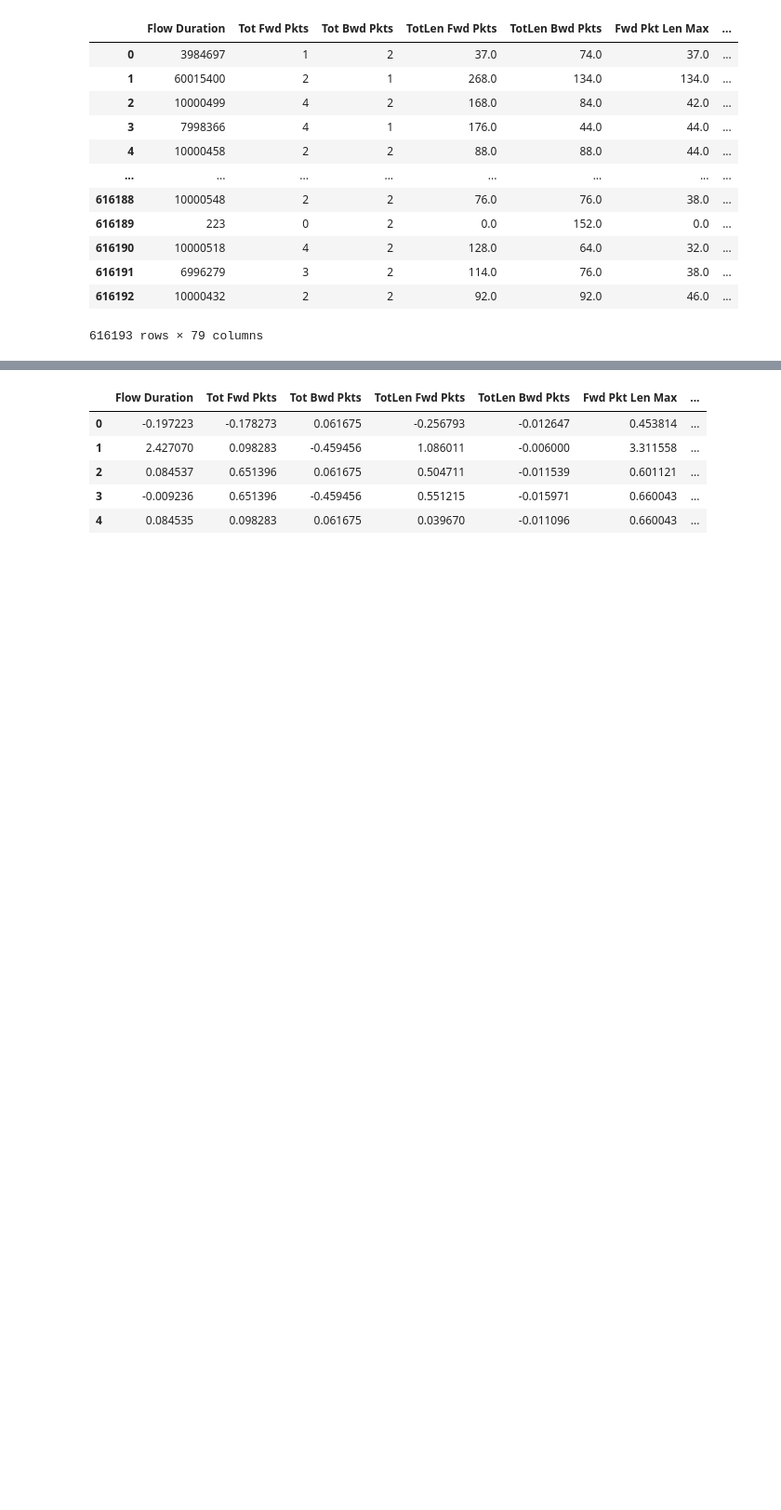
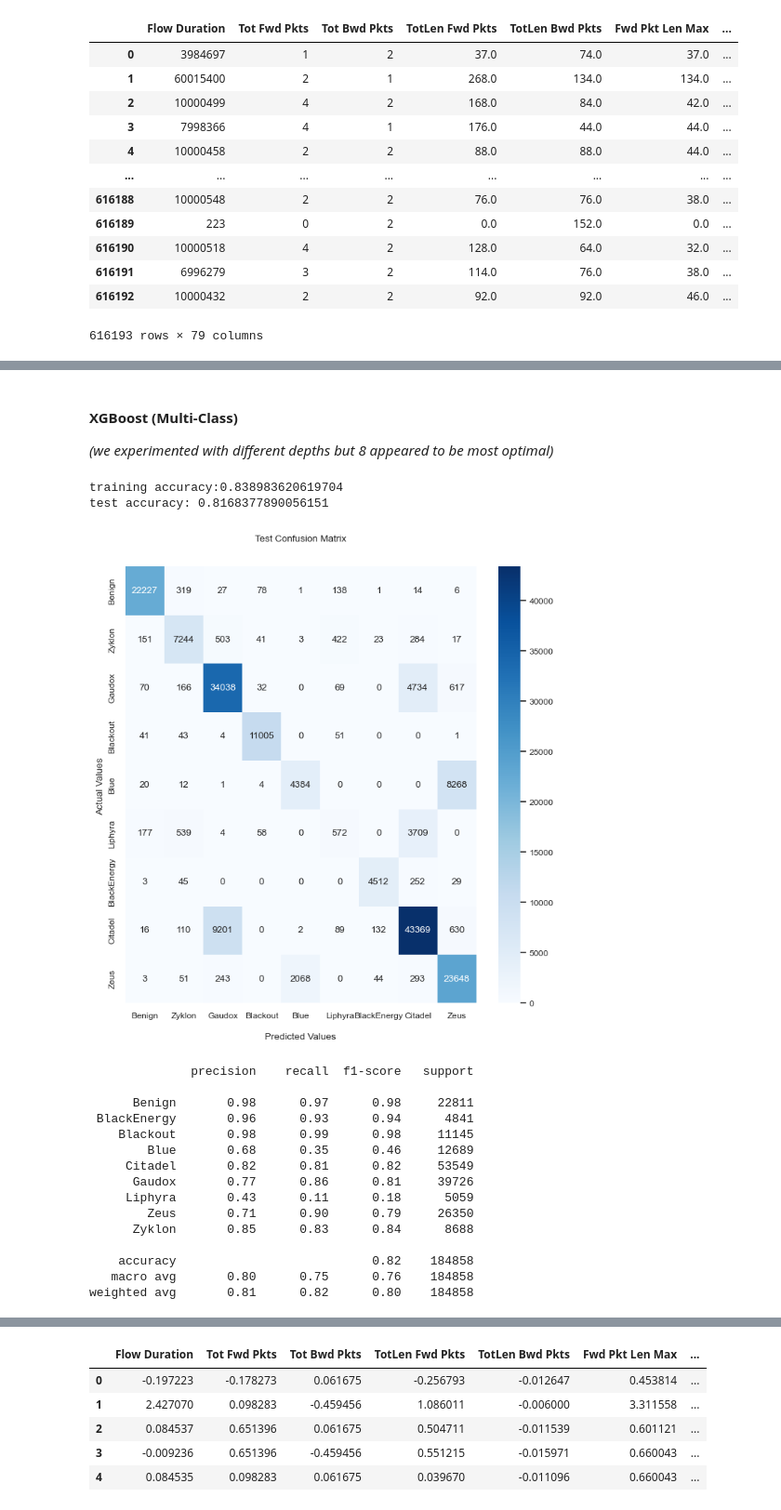
Before and after one commit to Rodhaaret/T-710-MLCS-Final-project, a Jupyter notebook: botnets_ml.ipynb, the cells around one changed output, grey strips where cells are left out. Shown at 93% size. Saved outputs shown, nothing was run; the diff lists cells and outputs as text; code cells hidden in the pictures; blank space fills up the shorter version.

```diff
--- a/botnets_ml.ipynb
+++ b/botnets_ml.ipynb
@@ -746,0 +875,58 @@ Test Accuracy = 0.6987038699975116
+# %% [markdown]
+#### XGBoost (Multi-Class)
+
+*(we experimented with different depths but 8 appeared to be most optimal)*
+# %%
+X_train, X_test, y_train, y_test = train_test_split(df_X_mc, df_y_mc, test_size=0.3, random_state=42)
+# %%
+clf = xgb.XGBClassifier(objective='multi:softmax', num_class=9, eval_metric='mlogloss',max_depth=8)
+
+encoder = LabelEncoder()
+
+# Data as Numpy
+X_train = X_train.astype('float32').to_numpy()
+X_test = X_test.astype('float32').to_numpy()
+
+# Training the model
+clf.fit(X_train, encoder.fit_transform(y_train))
+
+# Evaluating the model
+print(f"training accuracy:{clf.score(X_train, encoder.transform(y_train))}")
+print(f"test accuracy: {clf.score(X_test, encoder.transform(y_test))}")
+# %% [output]
+training accuracy:0.838983620619704
+test accuracy: 0.8168377890056151
+# %%
+unique_labels = ['Benign', 'Zyklon', 'Gaudox', 'Blackout', 'Blue', 'Liphyra','BlackEnergy', 'Citadel', 'Zeus']
+
+y_test_pred = encoder.inverse_transform(clf.predict(X_test))
+
+cm = confusion_matrix(y_test, y_test_pred, labels=unique_labels)
+plt.figure(figsize=(8,8))
+sb.set(font_scale=0.8)
+ax = sb.heatmap(cm, annot=True, cmap="Blues", fmt='d')
+ax.set_title("Test Confusion Matrix\n\n")
+ax.set_xlabel("\nPredicted Values")
+ax.set_ylabel("Actual Values ")
+ax.xaxis.set_ticklabels(unique_labels)
+ax.yaxis.set_ticklabels(unique_labels)
+plt.show()
+
+print(classification_report(y_test, y_test_pred))
+# %% [output]
+[figure, added]
+              precision    recall  f1-score   support
+
+      Benign       0.98      0.97      0.98     22811
+ BlackEnergy       0.96      0.93      0.94      4841
+    Blackout       0.98      0.99      0.98     11145
+        Blue       0.68      0.35      0.46     12689
+     Citadel       0.82      0.81      0.82     53549
+      Gaudox       0.77      0.86      0.81     39726
+     Liphyra       0.43      0.11      0.18      5059
+        Zeus       0.71      0.90      0.79     26350
+      Zyklon       0.85      0.83      0.84      8688
+
+    accuracy                           0.82    184858
+   macro avg       0.80      0.75      0.76    184858
+weighted avg       0.81      0.82      0.80    184858
```
Also changed, not shown: parts of 68 cells of this notebook.
